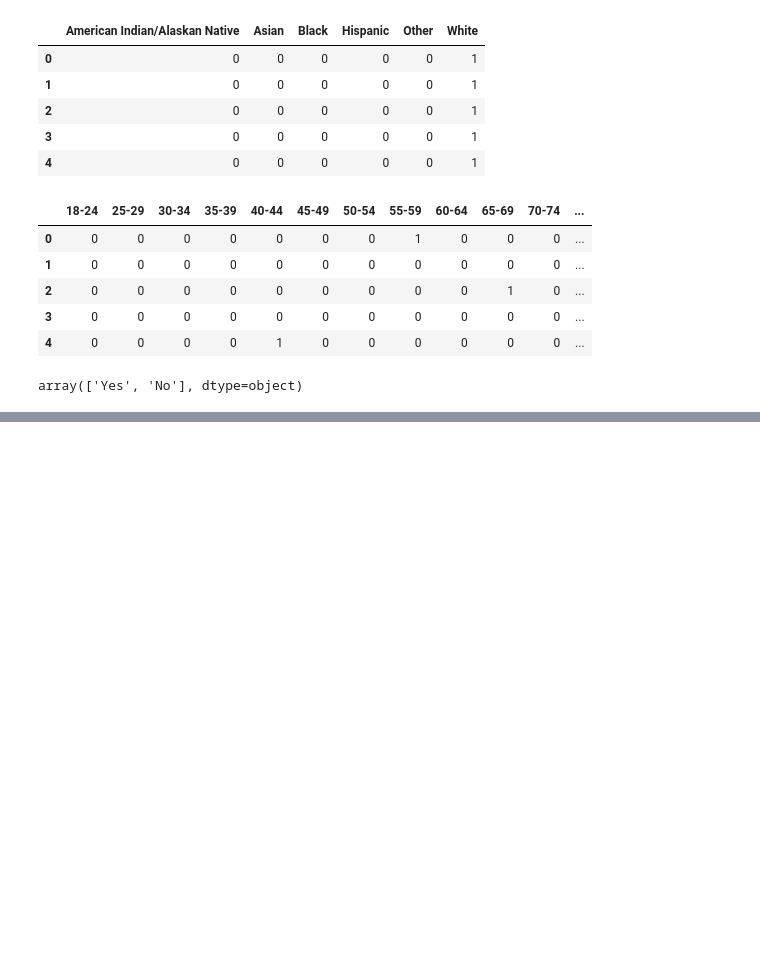
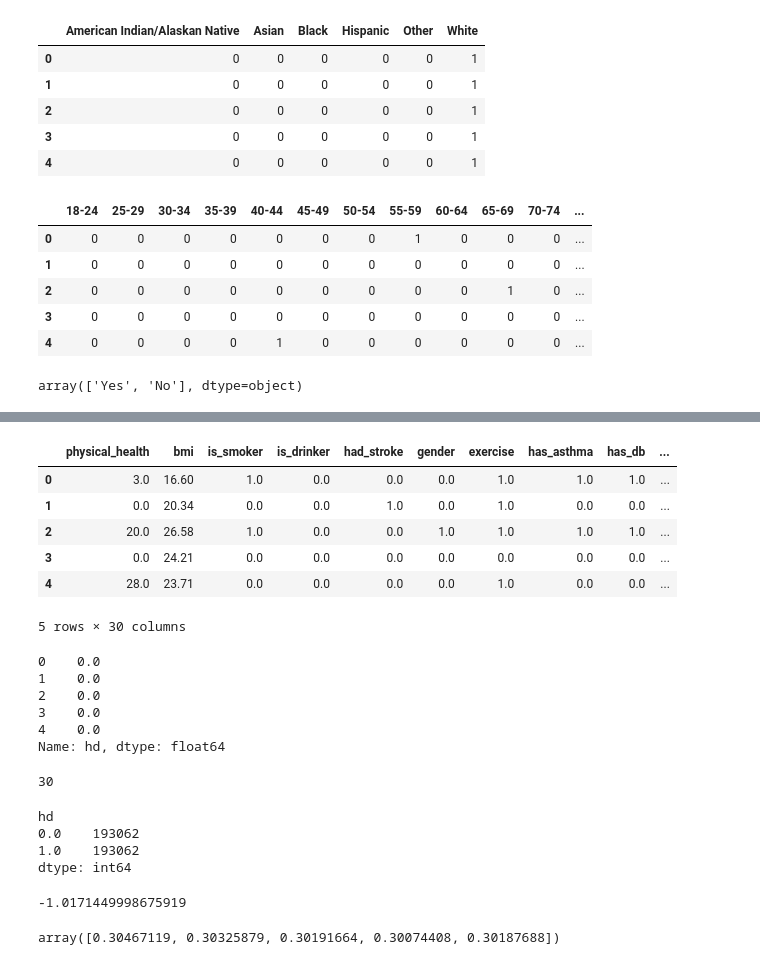
Before and after one commit to shane-sarabdial/heart_disease_ml, a Jupyter notebook: heart.ipynb, the cells around one changed output, grey strips where cells are left out. Saved outputs shown, nothing was run; the diff lists cells and outputs as text; code cells hidden in the pictures; blank space fills up the shorter version.

```diff
--- a/heart.ipynb
+++ b/heart.ipynb
@@ -145,0 +178,12 @@ Name: BMI, dtype: float64
+# %%
+X = df3.drop('hd',axis=1)
+# %%
+X.head()
+# %% [output]
+|  | physical_health | bmi | is_smoker | is_drinker | had_stroke | gender | exercise | has_asthma | has_db | ... |
+| 0 | 3.0 | 16.60 | 1.0 | 0.0 | 0.0 | 0.0 | 1.0 | 1.0 | 1.0 | ... |
+| 1 | 0.0 | 20.34 | 0.0 | 0.0 | 1.0 | 0.0 | 1.0 | 0.0 | 0.0 | ... |
+| 2 | 20.0 | 26.58 | 1.0 | 0.0 | 0.0 | 1.0 | 1.0 | 1.0 | 1.0 | ... |
+| 3 | 0.0 | 24.21 | 0.0 | 0.0 | 0.0 | 0.0 | 0.0 | 0.0 | 0.0 | ... |
+| 4 | 28.0 | 23.71 | 0.0 | 0.0 | 0.0 | 0.0 | 1.0 | 0.0 | 0.0 | ... |
+5 rows × 30 columns
@@ -145,0 +192,13 @@ Name: BMI, dtype: float64
+# %%
+y.head()
+# %% [output]
+0    0.0
+1    0.0
+2    0.0
+3    0.0
+4    0.0
+Name: hd, dtype: float64
+# %%
+len(X.columns)
+# %% [output]
+30
@@ -145,0 +216,14 @@ Name: BMI, dtype: float64
+# %%
+os_data_y.value_counts()
+# %% [output]
+hd
+0.0    193062
+1.0    193062
+dtype: int64
+# %%
+from sklearn.linear_model import LinearRegression
+lr_clf = LinearRegression()
+lr_clf.fit(os_data_X,os_data_y)
+lr_clf.score(X_test,y_test)
+# %% [output]
+-1.0171449998675919
@@ -145,0 +233,5 @@ Name: BMI, dtype: float64
+# %%
+cv = ShuffleSplit(n_splits=5, test_size=0.3, random_state=0)
+cross_val_score(LinearRegression(),os_data_X,os_data_y,cv=cv)
+# %% [output]
+array([0.30467119, 0.30325879, 0.30191664, 0.30074408, 0.30187688])
```
Also changed, not shown: parts of 40 cells of this notebook.
